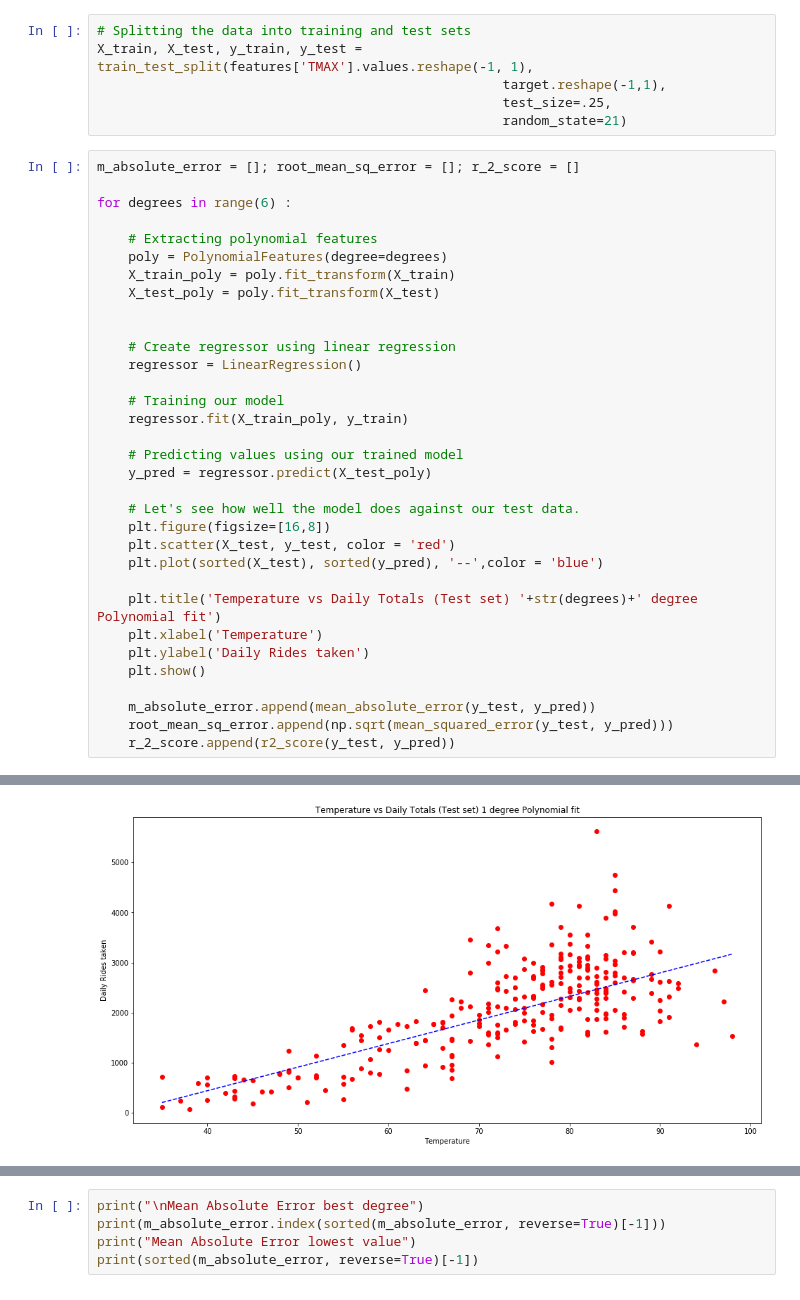
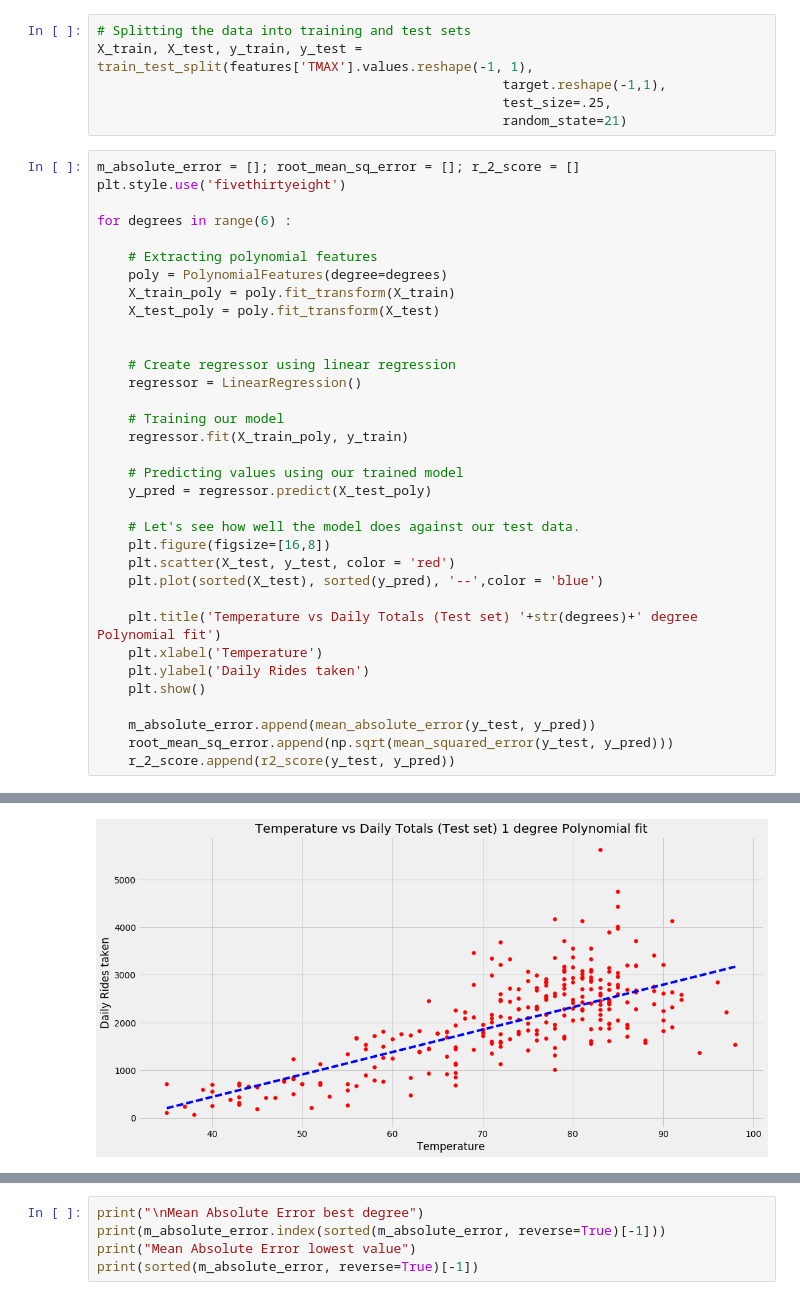
Before and after one commit to SethDKelly/NiceRideMN, a Jupyter notebook: Polynomial_model_TMAX_fitting.ipynb, the cells around one changed output, grey strips where cells are left out. Cells and saved outputs as stored; diff of their text form.

Commit message:
Change graph style for uniformity

```diff
--- a/Polynomial_model_TMAX_fitting.ipynb
+++ b/Polynomial_model_TMAX_fitting.ipynb
@@ -161,6 +161,7 @@ X_train, X_test, y_train, y_test = train_test_split(features['TMAX'].values.resh
                                                     random_state=21)
 # %%
 m_absolute_error = []; root_mean_sq_error = []; r_2_score = []
+plt.style.use('fivethirtyeight')
 
 for degrees in range(6) :
 
@@ -197 +198 @@ for degrees in range(6) :
-[figure, old version]
+[figure, new version]
```
Also changed, not shown: parts of 2 cells of this notebook.
